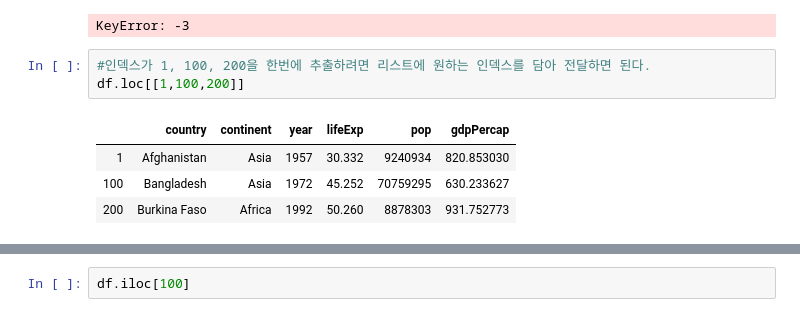
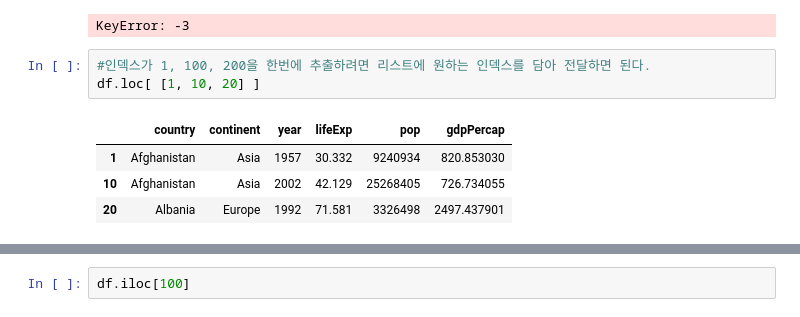
Before and after one commit to papasmf1/python1115, a Jupyter notebook: Pandas_gapminder.ipynb, the cells around one changed output, grey strips where cells are left out. Drawn from its saved outputs; the diff is of its cells as text.

```diff
--- a/Pandas_gapminder.ipynb
+++ b/Pandas_gapminder.ipynb
@@ -95,12 +101,12 @@ df.loc[-3]
 KeyError: -3
 # %%
 #인덱스가 1, 100, 200을 한번에 추출하려면 리스트에 원하는 인덱스를 담아 전달하면 된다.
-df.loc[[1,100,200]]
+df.loc[ [1, 10, 20] ]
 # %% [output]
 |  | country | continent | year | lifeExp | pop | gdpPercap |
 | 1 | Afghanistan | Asia | 1957 | 30.332 | 9240934 | 820.853030 |
-| 100 | Bangladesh | Asia | 1972 | 45.252 | 70759295 | 630.233627 |
-| 200 | Burkina Faso | Africa | 1992 | 50.260 | 8878303 | 931.752773 |
+| 10 | Afghanistan | Asia | 2002 | 42.129 | 25268405 | 726.734055 |
+| 20 | Albania | Europe | 1992 | 71.581 | 3326498 | 2497.437901 |
 # %%
 #이번에는 iloc속성으로 행 데이터를 추출한다. loc속성은 데이터프레임의 인덱스를 사용하여
 #데이터를 추출했지만 iloc속성은 데이터 순서를 의미하는 행 번호를 사용하여
```
Also changed, not shown: parts of 9 cells of this notebook.
